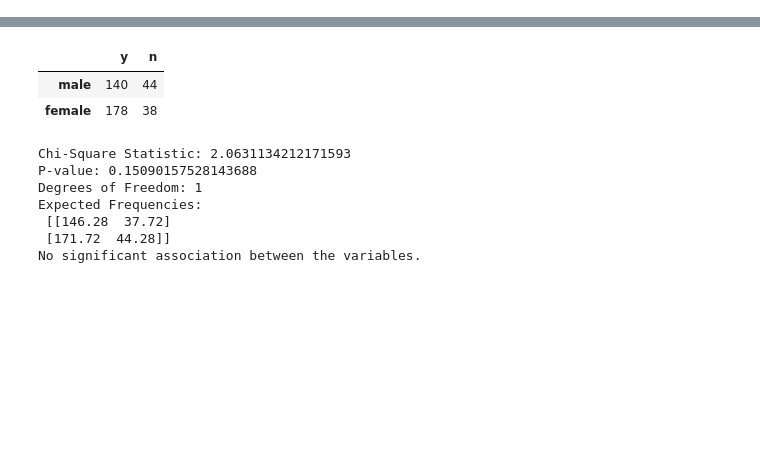
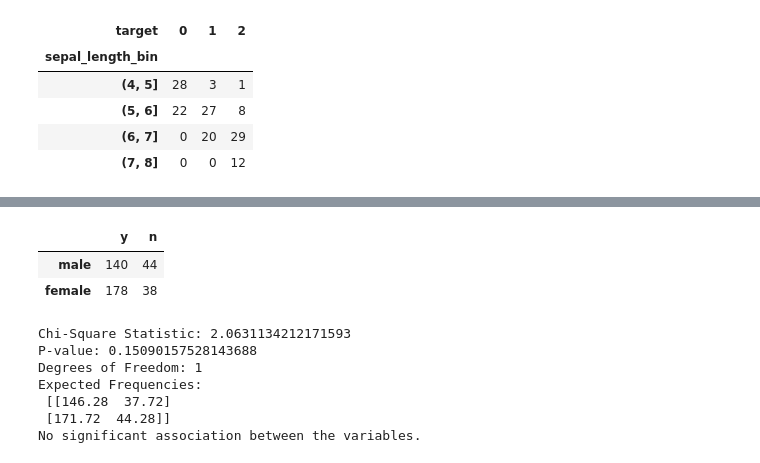
Before and after one commit to Hardikpatil23-HP/Practice_Data_Science, a Jupyter notebook: Statistics/chi_squared_Test.ipynb, the cells around one changed output, grey strips where cells are left out. Cells and saved outputs as stored; diff of their text form; code cells hidden in the pictures; blank space fills up the shorter version.

```diff
--- a/Statistics/chi_squared_Test.ipynb
+++ b/Statistics/chi_squared_Test.ipynb
@@ -11,0 +15,5 @@ from scipy.stats import chi2_contingency
+# %%
+# Load the Iris dataset
+iris = load_iris()
+data = pd.DataFrame(data=iris.data, columns=iris.feature_names)
+data['target'] = iris.target
@@ -11,0 +22,15 @@ from scipy.stats import chi2_contingency
+# %%
+# Create a contingency table for 'sepal length (cm)' and 'target'
+# Discretize 'sepal length (cm)' into bins (you can adjust bin numbers)
+bins = [4, 5, 6, 7, 8]
+data['sepal_length_bin'] = pd.cut(data['sepal length (cm)'], bins=bins)
+
+contingency_table = pd.crosstab(data['sepal_length_bin'], data['target'])
+contingency_table
+# %% [output]
+| target | 0 | 1 | 2 |
+| sepal_length_bin |  |  |  |
+| (4, 5] | 28 | 3 | 1 |
+| (5, 6] | 22 | 27 | 8 |
+| (6, 7] | 0 | 20 | 29 |
+| (7, 8] | 0 | 0 | 12 |
```
Also changed, not shown: parts of 27 cells of this notebook, 4 other files.
